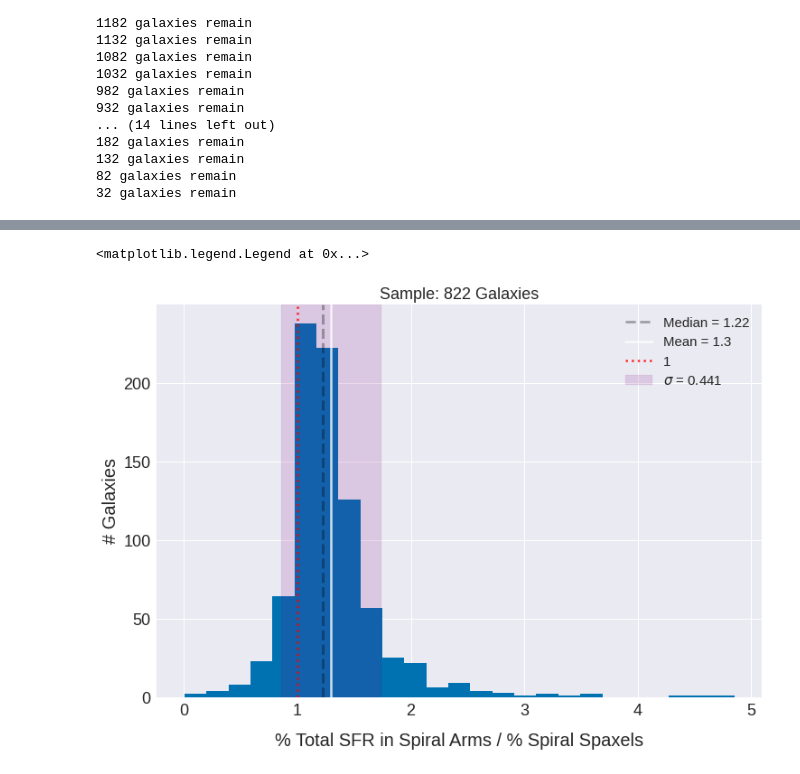
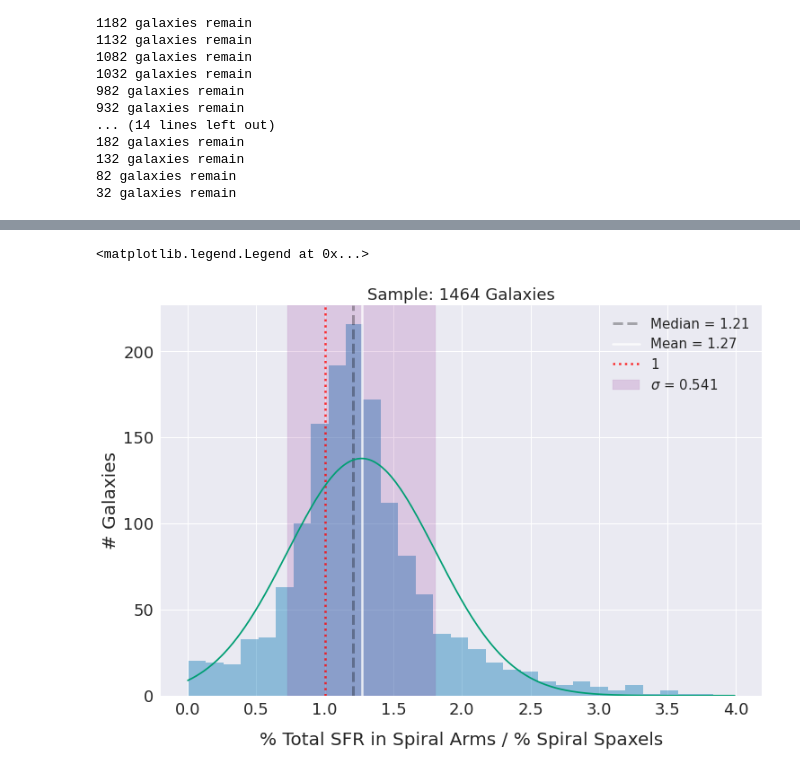
Before and after one commit to sjshamsi/Spiral_Analysis, a Jupyter notebook: Combined_SFR_Inside_vs_Outside/combined_total_sfr_inside_vs_outside.ipynb, the cells around one changed output, grey strips where cells are left out. Saved outputs shown, nothing was run; the diff lists cells and outputs as text; code cells hidden in the pictures.

```diff
--- a/Combined_SFR_Inside_vs_Outside/combined_total_sfr_inside_vs_outside.ipynb
+++ b/Combined_SFR_Inside_vs_Outside/combined_total_sfr_inside_vs_outside.ipynb
@@ -183,3 +148,0 @@ for i in range(len(df_list)):
-# %%
-main_df['Number of Spiral Spaxels'] = n_spiral_spax
-main_df['Number of Nonspiral Spaxels'] = n_nspiral_spax
@@ -194,32 +149,53 @@ filtered_ratio_df = main_df[main_df['% Total SFR in Spirals/ % Spiral Spaxels']
+# %%
+pc_sp_33_spax = []
+
+for df in df_list:
+    galdf = df.copy()
+    galdf = galdf[(galdf.r_re < 1.5) & (df.r_re > 0.1)]
+    n_tot_spax = len(galdf)
+    galdf = galdf[galdf.sp_33 == True]
+    n_sp_33_spax = len(galdf)
+
+    pc_sp_33_spax.append(100 * n_sp_33_spax / n_tot_spax)
+# %%
+main_df['pc_sp_33_spax'] = pc_sp_33_spax
+# %%
+main_df['pc_tot_sp_33_sfr/pc_sp_33_spax'] = main_df['pc_tot_sp_33_sfr'] / main_df['pc_sp_33_spax']
 # %%
-series = filtered_ratio_df['% Total SFR in Spirals/ % Spiral Spaxels']
+filtered_df2 = main_df.dropna()
+filtered_df2 = filtered_df2[filtered_df2['pc_tot_sp_33_sfr/pc_sp_33_spax'] < 5]
+series2 = filtered_df2['pc_tot_sp_33_sfr/pc_sp_33_spax']
 
 plt.figure(figsize=(12, 8))
 
-plt.hist(series, bins=25)
+n2, b2, p2 = plt.hist(series2, bins=30, alpha=0.4)
 
 plt.xlabel('% Total SFR in Spiral Arms / % Spiral Spaxels', size=20, labelpad=15)
 plt.ylabel('# Galaxies', size=20)
 
 plt.xticks(size=18)
 plt.yticks(size=18)
 
-mean_series = series.mean()
-median_series = series.median()
-stdv_series = calculate_stdv(series)
+mean_series2 = series2.mean()
+median_series2 = series2.median()
+stdv_series2 = series2.std()
 
-plt.axvline(median_series, linestyle='--', linewidth=3, alpha=0.3, color='k',
-            label='Median = {:.3}'.format(median_series))
-plt.axvline(mean_series, linestyle='-', linewidth=2.5, alpha=0.8, color='white',
-            label='Mean = {:.3}'.format(mean_series))
+plt.axvline(median_series2, linestyle='--', linewidth=3, alpha=0.3, color='k',
+            label='Median = {:.3}'.format(median_series2))
+plt.axvline(mean_series2, linestyle='-', linewidth=2.5, alpha=0.8, color='white',
+            label='Mean = {:.3}'.format(mean_series2))
 plt.axvline(1, linestyle=':', linewidth=2.5, alpha=0.8, color='red',
             label='1')
 
-plt.axvspan(mean_series - stdv_series, mean_series + stdv_series, alpha=0.15, color='purple',
-            label='$\sigma$ = {:.3}'.format(stdv_series))
+plt.axvspan(mean_series2 - stdv_series2, mean_series2 + stdv_series2, alpha=0.15, color='purple',
+            label='$\sigma$ = {:.3}'.format(stdv_series2))
 
-plt.title('Sample: {} Galaxies'.format(len(series)), size=18)
+A2 = np.diff(b2)[0] * len(series2)
+x_axis2 = np.arange(0, 4, 0.01)
+plt.plot(x_axis2, A2 * norm.pdf(x_axis2, mean_series2, stdv_series2))
+
+plt.title('Sample: {} Galaxies'.format(len(series2)), size=18)
 plt.legend(fontsize=15)
 # %% [output]
 <matplotlib.legend.Legend at 0x...>
-[figure, old version]
+[figure, new version]
```
Also changed, not shown: parts of 14 cells of this notebook, 5 other files.
